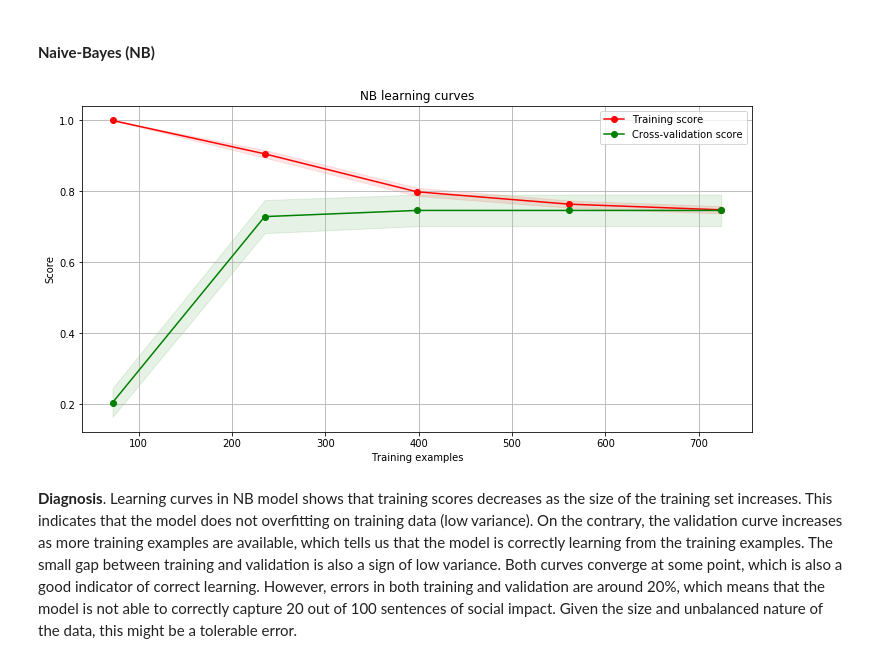
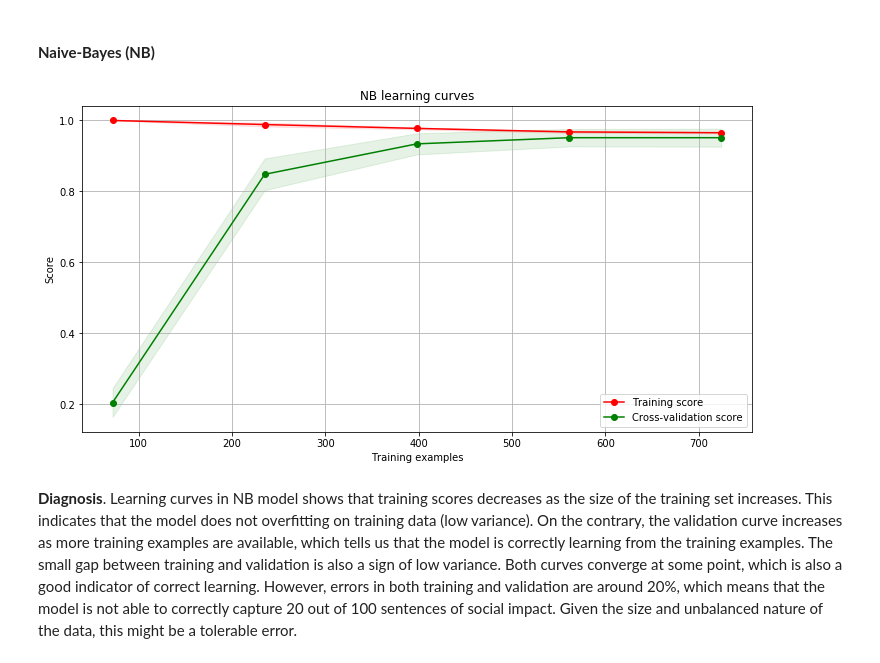
Before and after one commit to joausaga/impact-classifier, a Jupyter notebook: 1.impact_classifier.ipynb, the cells around one changed output. Drawn from its saved outputs; the diff is of its cells as text; code cells hidden in the pictures.

Commit message:
Add new model using balanced accuracy as performance metric

```diff
--- a/1.impact_classifier.ipynb
+++ b/1.impact_classifier.ipynb
@@ -447,7 +442,7 @@ g = g.set_title('Cross validation scores')
 #### Support Vector Machine (SVM)
 # %%
 # get train data
-best_model = output_df[output_df['algorithm']=='SVM'].sort_values(by=['mean_recall', 'std_recall'], ascending=False).head(1)
+best_model = output_df[output_df['algorithm']=='SVM'].sort_values(by=['mean_balanced_accuracy', 'std_balanced_accuracy'], ascending=False).head(1)
 with open(best_model['train_data_file'].values[0], "rb") as f:
     data = joblib.load(f)
 train_data = data['train_data']
@@ -479,7 +474,7 @@ Fitting 10 folds for each of 75 candidates, totalling 750 fits
 #### Logistic Regression (LR)
 # %%
 # get train data
-best_model = output_df[output_df['algorithm']=='LR'].sort_values(by=['mean_recall', 'std_recall'], ascending=False).head(1)
+best_model = output_df[output_df['algorithm']=='LR'].sort_values(by=['mean_balanced_accuracy', 'std_balanced_accuracy'], ascending=False).head(1)
 with open(best_model['train_data_file'].values[0], "rb") as f:
     data = joblib.load(f)
 train_data = data['train_data']
@@ -506,7 +501,7 @@ Fitting 10 folds for each of 20 candidates, totalling 200 fits
 #### Random Forest (RF)
 # %%
 # get train data
-best_model = output_df[output_df['algorithm']=='RF'].sort_values(by=['mean_recall', 'std_recall'], ascending=False).head(1)
+best_model = output_df[output_df['algorithm']=='RF'].sort_values(by=['mean_balanced_accuracy', 'std_balanced_accuracy'], ascending=False).head(1)
 with open(best_model['train_data_file'].values[0], "rb") as f:
     data = joblib.load(f)
 train_data = data['train_data']
@@ -545,7 +540,7 @@ Fitting 10 folds for each of 100 candidates, totalling 1000 fits
 #### Gradient Boosting (GB)
 # %%
 # get train data
-best_model = output_df[output_df['algorithm']=='GB'].sort_values(by=['mean_recall', 'std_recall'], ascending=False).head(1)
+best_model = output_df[output_df['algorithm']=='GB'].sort_values(by=['mean_balanced_accuracy', 'std_balanced_accuracy'], ascending=False).head(1)
 with open(best_model['train_data_file'].values[0], "rb") as f:
     data = joblib.load(f)
 train_data = data['train_data']
@@ -616,16 +611,16 @@ def plot_learning_curve(estimator, title, X, y, ylim=None, cv=None, n_jobs=-1, t
 # %% [markdown]
 #### **Naive-Bayes (NB)**
 # %%
-best_model = output_df[output_df['algorithm']=='NB'].sort_values(by=['mean_recall', 'std_recall'], ascending=False).head(1)
+best_model = output_df[output_df['algorithm']=='NB'].sort_values(by=['mean_balanced_accuracy', 'std_balanced_accuracy'], ascending=False).head(1)
 with open(best_model['train_data_file'].values[0], "rb") as f:
     data = joblib.load(f)
 train_data = data['train_data']
 X_train_nb = list(train_data['sentence'].values)
 y_train_nb = train_data['label'].values
 g = plot_learning_curve(GaussianNB(), "NB learning curves", X_train_nb, y_train_nb, cv=kfold)
 g.show()
 # %% [output]
-[figure, old version]
+[figure, new version]
 # %% [markdown]
 **Diagnosis**. Learning curves in NB model shows that training scores decreases as the size of the training set increases. This indicates that the model does not overfitting on training data (low variance). On the contrary, the validation curve increases as more training examples are available, which tells us that the model is correctly learning from the training examples. The small gap between training and validation is also a sign of low variance. Both curves converge at some point, which is also a good indicator of correct learning. However, errors in both training and validation are around 20%, which means that the model is not able to correctly capture 20 out of 100 sentences of social impact. Given the size and unbalanced nature of the data, this might be a tolerable error.
 # %% [markdown]
```
Also changed, not shown: parts of 19 cells of this notebook, 2 other files.
